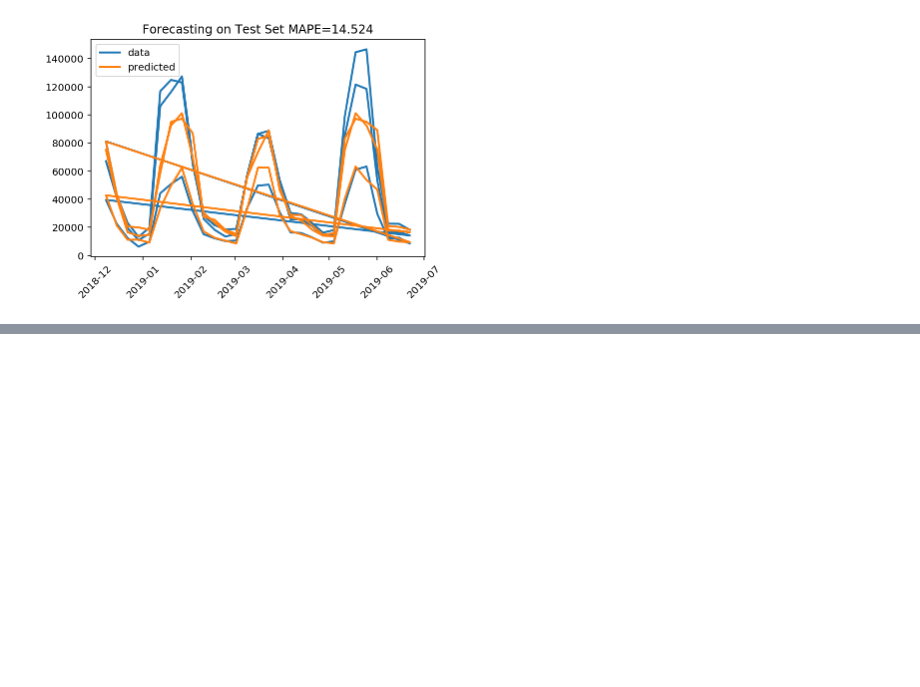
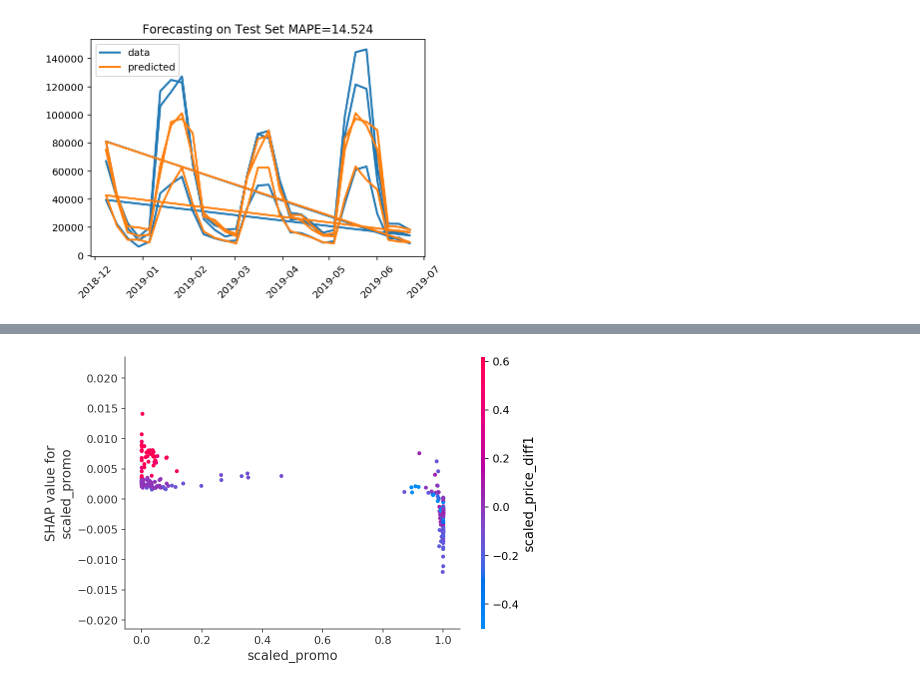
Before and after one commit to LucaCellamare/BIP-Project-sales-forecasting, a Jupyter notebook: Stacking_functions.ipynb, the cells around one changed output, grey strips where cells are left out. Saved outputs shown, nothing was run; the diff lists cells and outputs as text; code cells hidden in the pictures; blank space fills up the shorter version.

```diff
--- a/Stacking_functions.ipynb
+++ b/Stacking_functions.ipynb
@@ -240,3 +254,7 @@ mape,results = plot_scaled_results(res, y_test, rescale_df)
+# %%
+shap.dependence_plot("scaled_promo", shap_values, X_train[features_for_model["forest"]])
+# %% [output]
+[figure, added]
 # %%
 importances = models["forest"].feature_importances_
 std = np.std([tree.feature_importances_ for tree in models["forest"].estimators_],
```
Also changed, not shown: parts of 5 cells of this notebook.
